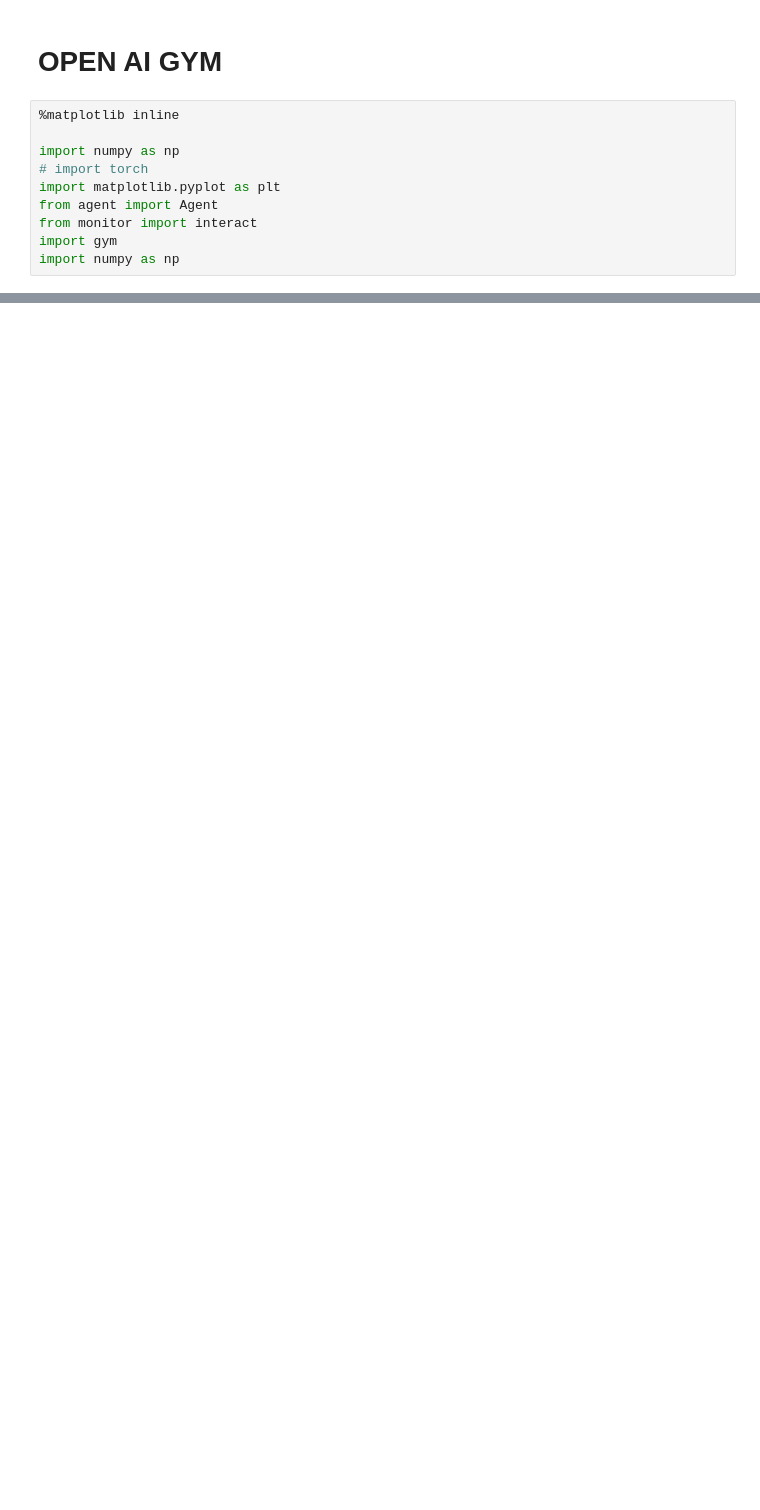
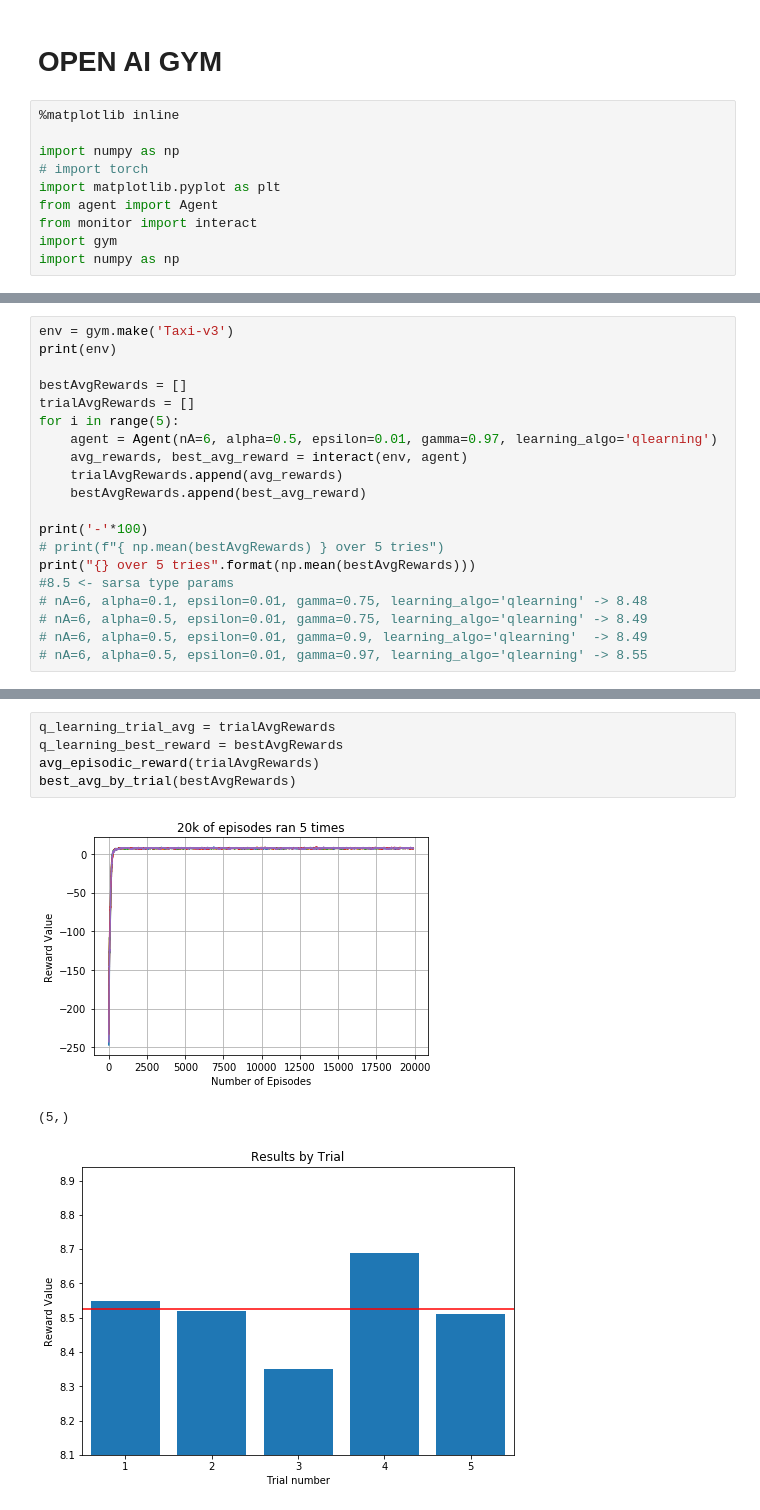
Before and after one commit to gutscdav000/open_ai_taxi, a Jupyter notebook: runner.ipynb, the cells around one changed output, grey strips where cells are left out. Drawn from its saved outputs; the diff is of its cells as text; blank space fills up the shorter version.

```diff
--- a/runner.ipynb
+++ b/runner.ipynb
@@ -139,0 +143,20 @@ plt.show()
+# %%
+env = gym.make('Taxi-v3')
+print(env)
+
+bestAvgRewards = []
+trialAvgRewards = []
+for i in range(5):
+    agent = Agent(nA=6, alpha=0.5, epsilon=0.01, gamma=0.97, learning_algo='qlearning')
+    avg_rewards, best_avg_reward = interact(env, agent)
+    trialAvgRewards.append(avg_rewards)
+    bestAvgRewards.append(best_avg_reward)
+
+print('-'*100)
+# print(f"{ np.mean(bestAvgRewards) } over 5 tries")
+print("{} over 5 tries".format(np.mean(bestAvgRewards)))
+#8.5 <- sarsa type params
+# nA=6, alpha=0.1, epsilon=0.01, gamma=0.75, learning_algo='qlearning' -> 8.48
+# nA=6, alpha=0.5, epsilon=0.01, gamma=0.75, learning_algo='qlearning' -> 8.49
+# nA=6, alpha=0.5, epsilon=0.01, gamma=0.9, learning_algo='qlearning'  -> 8.49
+# nA=6, alpha=0.5, epsilon=0.01, gamma=0.97, learning_algo='qlearning' -> 8.55
@@ -139,0 +177,9 @@ plt.show()
+# %%
+q_learning_trial_avg = trialAvgRewards
+q_learning_best_reward = bestAvgRewards
+avg_episodic_reward(trialAvgRewards)
+best_avg_by_trial(bestAvgRewards)
+# %% [output]
+[figure, added]
+(5,)
+[figure, added]
```
Also changed, not shown: parts of 10 cells of this notebook, 12 other files.
